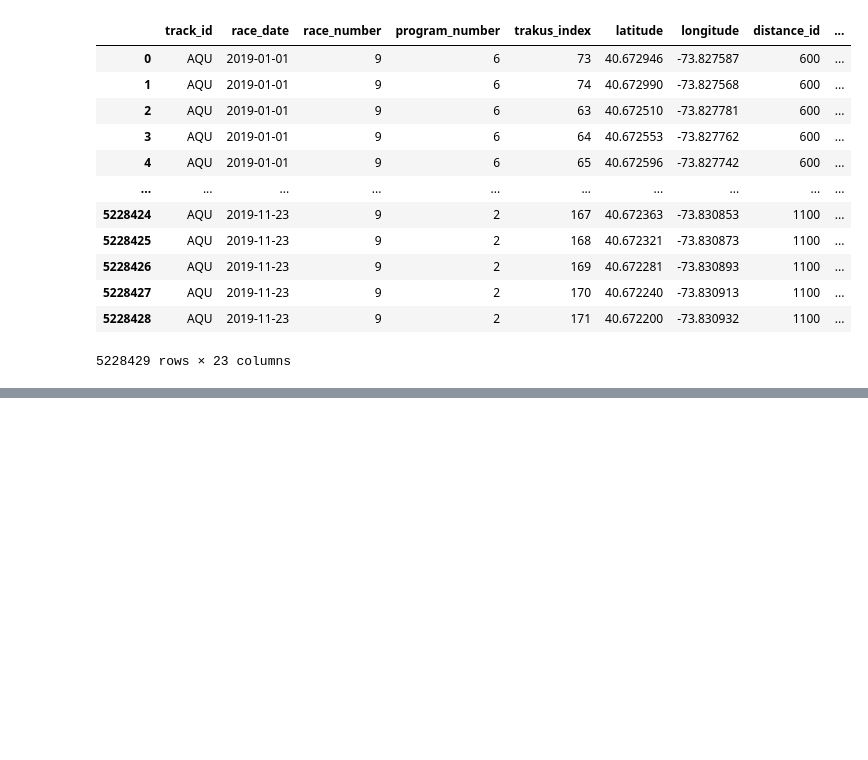
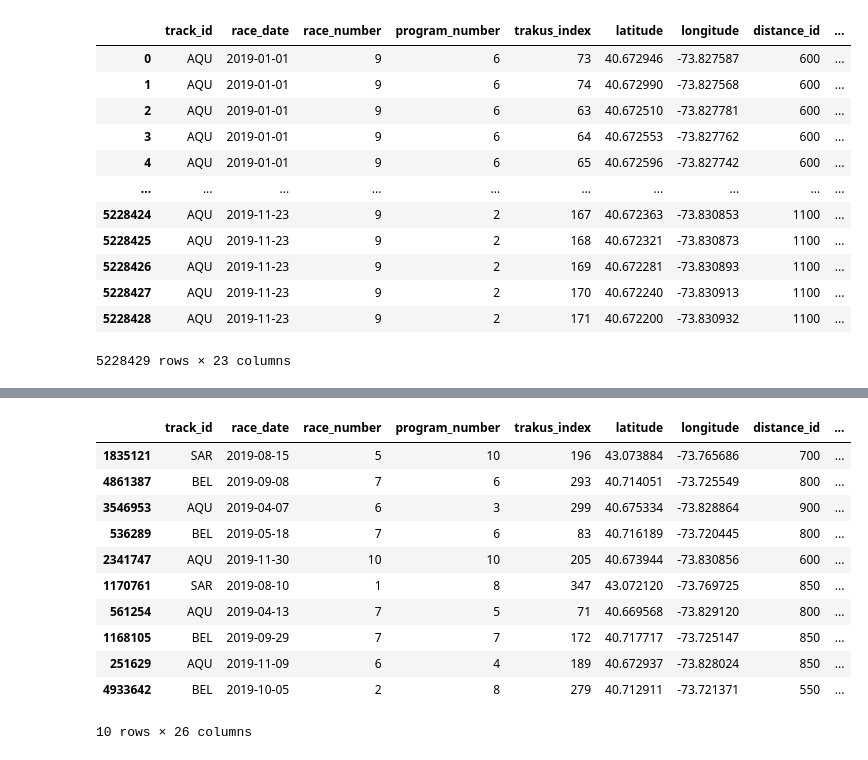
Before and after one commit to sajodajo/HorseRacing, a Jupyter notebook: notebooks/1_EDA_SJ.ipynb, the cells around one changed output, grey strips where cells are left out. Drawn from its saved outputs; the diff is of its cells as text; code cells hidden in the pictures; blank space fills up the shorter version.

```diff
--- a/notebooks/1_EDA_SJ.ipynb
+++ b/notebooks/1_EDA_SJ.ipynb
@@ -57,0 +208,24 @@ df
+# %%
+df['seconds'] = df['trakus_index'] * 0.25
+# %%
+# Conversion function
+def interpret_time(value):
+    value_str = str(value)
+    if len(value_str) == 3:
+        hour = int(value_str[0])
+        minute = int(value_str[1:])
+        return f"{hour}:{minute:02d} PM"
+    elif len(value_str) == 4:
+        hour = int(value_str[:2])
+        minute = int(value_str[2:])
+        if 1100 <= value <= 1159:
+            return f"{hour}:{minute:02d} AM"
+        elif 1200 <= value <= 1259:
+            return f"{hour - 12}:{minute:02d} PM" if hour == 12 else f"{hour}:{minute:02d} PM"
+        else:
+            return f"{hour}:{minute:02d}"  # fallback, should not hit this
+    else:
+        return "Invalid"
+
+# Apply to create new column
+df['parsed_time'] = df['post_time'].apply(interpret_time)
@@ -57,0 +246,15 @@ df
+# %%
+df.sample(10)
+# %% [output]
+|  | track_id | race_date | race_number | program_number | trakus_index | latitude | longitude | distance_id | ... |
+| 1835121 | SAR | 2019-08-15 | 5 | 10 | 196 | 43.073884 | -73.765686 | 700 | ... |
+| 4861387 | BEL | 2019-09-08 | 7 | 6 | 293 | 40.714051 | -73.725549 | 800 | ... |
+| 3546953 | AQU | 2019-04-07 | 6 | 3 | 299 | 40.675334 | -73.828864 | 900 | ... |
+| 536289 | BEL | 2019-05-18 | 7 | 6 | 83 | 40.716189 | -73.720445 | 800 | ... |
+| 2341747 | AQU | 2019-11-30 | 10 | 10 | 205 | 40.673944 | -73.830856 | 600 | ... |
+| 1170761 | SAR | 2019-08-10 | 1 | 8 | 347 | 43.072120 | -73.769725 | 850 | ... |
+| 561254 | AQU | 2019-04-13 | 7 | 5 | 71 | 40.669568 | -73.829120 | 800 | ... |
+| 1168105 | BEL | 2019-09-29 | 7 | 7 | 172 | 40.717717 | -73.725147 | 850 | ... |
+| 251629 | AQU | 2019-11-09 | 6 | 4 | 189 | 40.672937 | -73.828024 | 850 | ... |
+| 4933642 | BEL | 2019-10-05 | 2 | 8 | 279 | 40.712911 | -73.721371 | 550 | ... |
+10 rows × 26 columns
```
Also changed, not shown: parts of 13 cells of this notebook.
